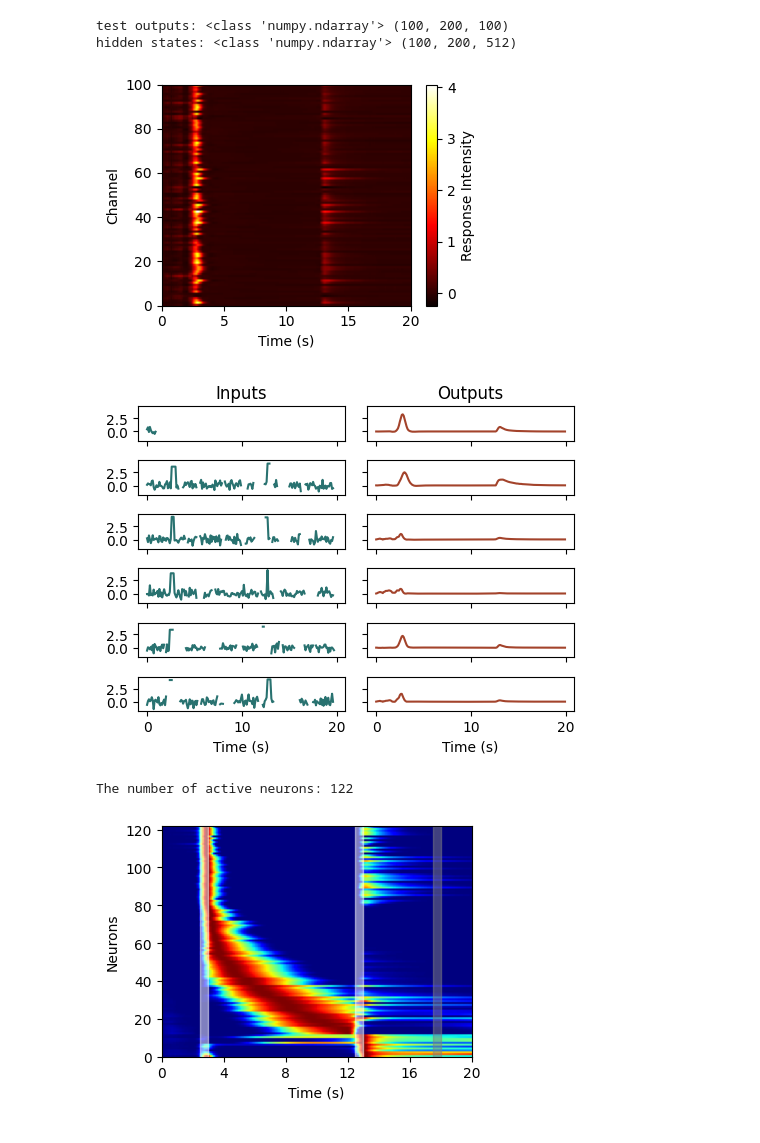
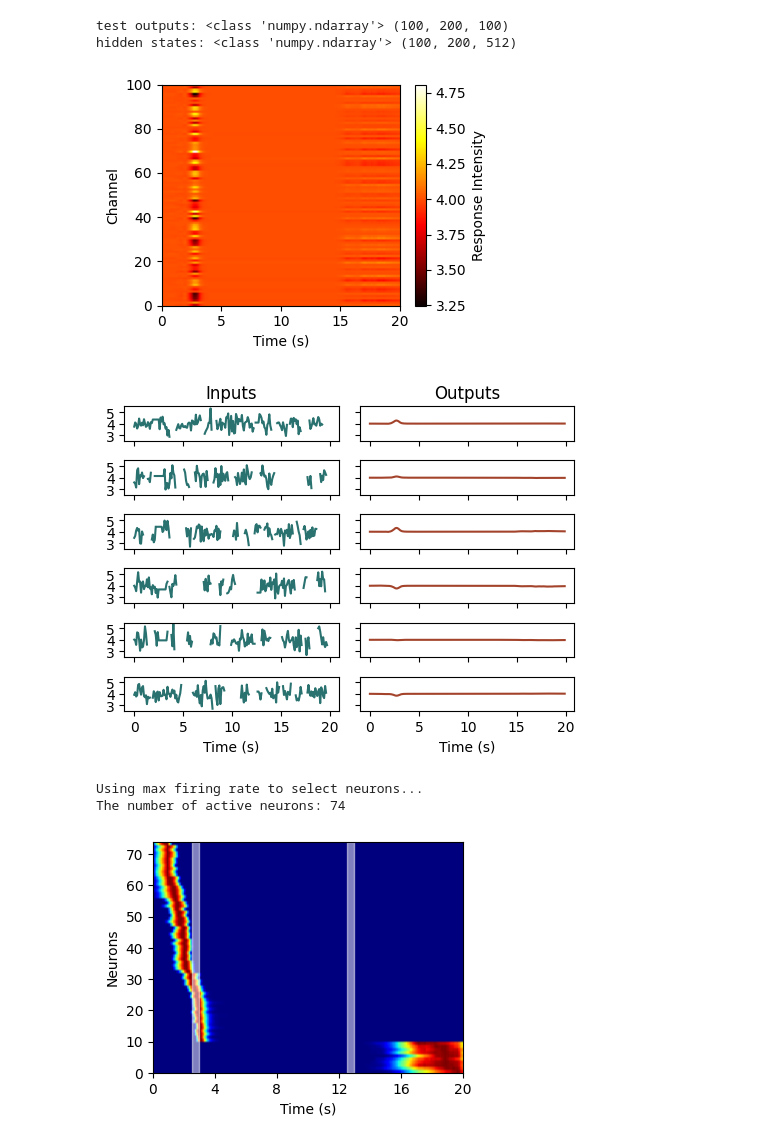
Before and after one commit to qrsyu/STCell, a Jupyter notebook: code/time_exp/test_model.ipynb, the cells around one changed output. Cells and saved outputs as stored; diff of their text form; code cells hidden in the pictures.

```diff
--- a/code/time_exp/test_model.ipynb
+++ b/code/time_exp/test_model.ipynb
@@ -54,7 +54,7 @@ rnn.to(device)
 optimizer = torch.optim.Adam(rnn.parameters(), lr=0.0005)
 # %%
 # Load the model in pth file
-model_name = '2TS_a'
+model_name = '2TS_symmetry'
 model_path = f"../../model/{model_name}.pth"
 seed = (42, 43)
 rnn.load_state_dict(torch.load(model_path, map_location=device))
@@ -111,7 +104,7 @@ rng1 = np.random.default_rng(seed=seed[0])
 temp_event_1 = rng1.normal(loc=signal_amp_mu, scale=signal_amp_sigma, size=(D,))
 
 # Generate the first temporal event with shape n_channels, Select fixed random number from a normal distribution
-event_1_onset, event_1_end = 10.0, 10.5 # 6.0, 6.5
+event_1_onset, event_1_end = 6.0, 6.5
 
 # Make the onset and end time randomly and convert to indices (sigma=0.2s)
 event_1_onsets = np.random.normal(event_1_onset*temp_reso, 0.2*temp_reso, (test_B, D)).astype(int)
@@ -121,7 +114,7 @@ sensory_profile = {
                     "time": {
                             "sigma":       0.5,    # sigma of Gaussian noise
                             "ssigma":      0.2,    # smoothing sigma of Gaussian noise (in sec)
-                            "bias":        0,  # mean of Gaussian noise (comparable to signal amplitude)
+                            "bias":        signal_amp_mu if model_name == "2TS_symmetry" else 0,
                             },
                     }
 
@@ -158,7 +144,7 @@ temp_event_2 = rng2.normal(loc=signal_amp_mu, scale=signal_amp_sigma, size=(D,))
 
 # Generate the first temporal event with shape n_channels, Select fixed random number from a normal distribution
 event_1_onset, event_1_end = 2.5, 3.0
-event_2_onset, event_2_end = 12.5, 13.0 # 17.5, 18.0
+event_2_onset, event_2_end = 12.5, 13.0
 
 # Make the onset and end time randomly and convert to indices (sigma=0.2s)
 event_1_onsets = np.random.normal(event_1_onset*temp_reso, 0.2*temp_reso, (test_B, D)).astype(int)
@@ -171,7 +157,7 @@ sensory_profile = {
                     "time": {
                             "sigma":       0.5,    # sigma of Gaussian noise
                             "ssigma":      0.2,    # smoothing sigma of Gaussian noise (in sec)
-                            "bias":        0,  # mean of Gaussian noise (comparable to signal amplitude)
+                            "bias":        signal_amp_mu if model_name == "2TS_symmetry" else 0,
                             },
                     }
 
@@ -199,2 +176,22 @@ mask = Masking(
 # %% [markdown]
 ### Visualise test input
+# %%
+if model_name == '2TS_symmetry':
+    print("Using masking for 2TS_symmetry model")
+    mask = Masking(
+                    m_max=0.4,    # Maximum masking ratio
+                    m_min=0.2,    # Minimum masking ratio
+                    sigma_t=2.0,  # Temporal smoothing
+                    sigma_d=1.0,  # Spatial smoothing
+                    t_warmup=10,  # Number of initial time steps to remain unmasked
+                    # device=torch.device("cuda" if torch.cuda.is_available() else "cpu")  # Use GPU if available
+                    )
+else:
+    mask = Masking(
+                m_max=0.3,
+                m_min=0.1,
+                sigma_t=2.0,
+                sigma_d=1.0,
+                t_warmup=10,
+                # device=torch.device("cuda" if torch.cuda.is_available() else "mps")
+                )
@@ -239,7 +238,7 @@ plt.xlabel('Time (s)')
 plt.ylabel('Channel')
 plt.tight_layout()
 # %% [output]
-[figure, old version]
+[figure, new version]
 # %%
 fig, ax = plt.subplots(6, 2, figsize=(5 * T/200, 4), sharex=True, sharey=True)
 # Randomly sample a few channels to plots
@@ -268,25 +267,27 @@ ax[-1][0].set_xlabel('Time (s)')
 ax[-1][-1].set_xlabel('Time (s)')
 plt.tight_layout()
 # %% [output]
-[figure, old version]
+[figure, new version]
 # %%
 # Averge accross the batch
 avg_hs = np.mean(hidden_states, axis=0)
 
 # Plot the sorted hidden states
 fig, ax = plt.subplots(figsize=(4 * T/200, 3))
-norm_hs, fig, ax, idx = plt_hs(avg_hs, min_fr=0.1, fig=fig, ax=ax, return_idx=True)
+norm_hs, fig, ax, idx = plt_hs(avg_hs, min_fr=0.1, fig=fig, ax=ax,
+                               return_idx=True, use_max=True)
 # ax.axvspan(2.5, 3.0, alpha=0.5, color='grey', zorder=0)
-ax.axvspan(17.5, 18.0, alpha=0.5, color='grey', zorder=0)
+# ax.axvspan(17.5, 18.0, alpha=0.5, color='grey', zorder=0)
 ax.axvspan(event_1_onset, event_1_end, alpha=0.5, color='white', zorder=0)
 ax.axvspan(event_2_onset, event_2_end, alpha=0.5, color='white', zorder=0)
 ax.set_xlabel('Time (s)')
 
 print('The number of active neurons:', norm_hs.shape[1])
 hidden_states_active = hidden_states[:, :, idx]
 
 # is_time_cell = time_analysis(hidden_states_active)
 # print('The number of time cells in the active neurons:', np.sum(is_time_cell))
 # %% [output]
-The number of active neurons: 122
+Using max firing rate to select neurons...
+The number of active neurons: 74
-[figure, old version]
+[figure, new version]
```
Also changed, not shown: parts of 7 cells of this notebook, 9 other files.
